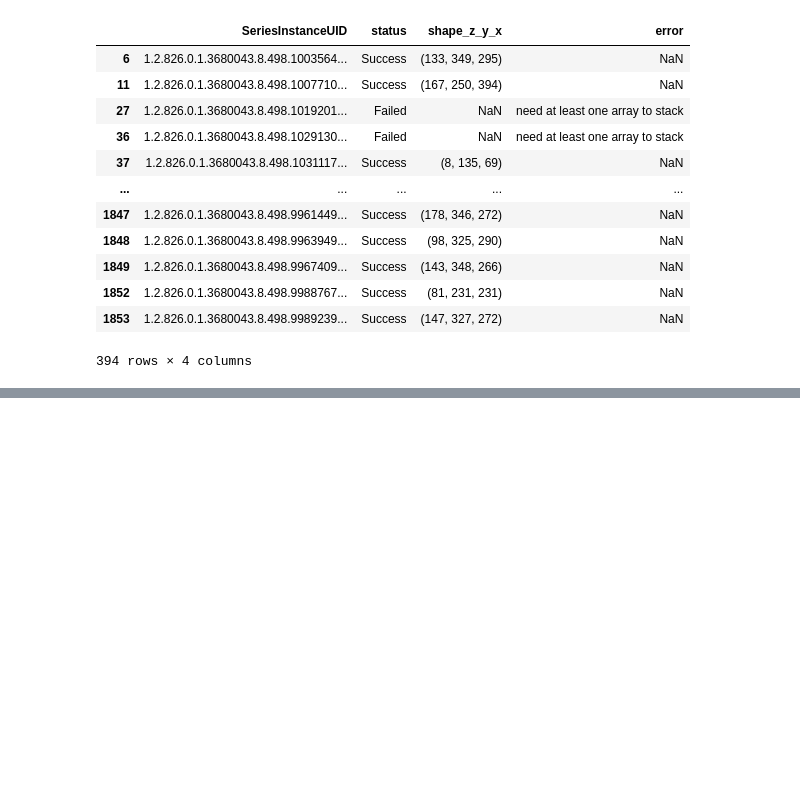
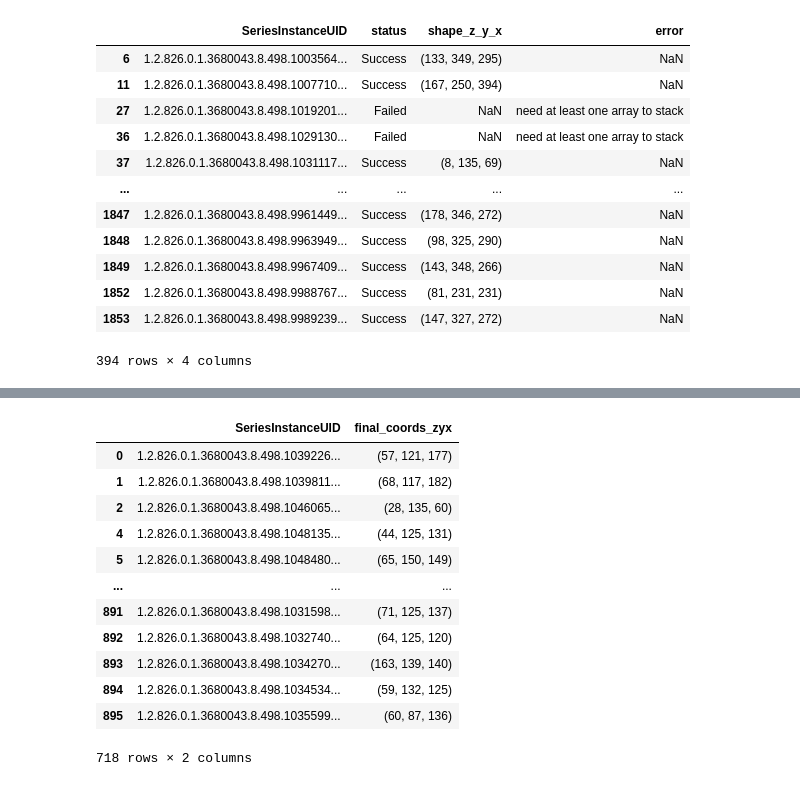
Before and after one commit to BhaveshSolanki32/Aneurysm_detection, a Jupyter notebook: train_data.ipynb, the cells around one changed output, grey strips where cells are left out. Cells and saved outputs as stored; diff of their text form; code cells hidden in the pictures; blank space fills up the shorter version.

```diff
--- a/train_data.ipynb
+++ b/train_data.ipynb
@@ -185,0 +214,3 @@ df_new_logs.to_csv(r'processed_data_v2\preprocessing_log.csv', index=False)
+# %%
+df_new_localization = pd.read_csv(r'processed_data_v2\new_localization.csv')
+df_old_localization = pd.read_csv(r'processed_data_v2\new_localization_1.csv')
@@ -185,0 +249,17 @@ df_new_logs.to_csv(r'processed_data_v2\preprocessing_log.csv', index=False)
+# %%
+df_old_localization = df_old_localization[~df_old_localization['SeriesInstanceUID'].isin(df_new_localization['SeriesInstanceUID'])]
+df_old_localization
+# %% [output]
+|  | SeriesInstanceUID | final_coords_zyx |
+| 0 | 1.2.826.0.1.3680043.8.498.1039226... | (57, 121, 177) |
+| 1 | 1.2.826.0.1.3680043.8.498.1039811... | (68, 117, 182) |
+| 2 | 1.2.826.0.1.3680043.8.498.1046065... | (28, 135, 60) |
+| 4 | 1.2.826.0.1.3680043.8.498.1048135... | (44, 125, 131) |
+| 5 | 1.2.826.0.1.3680043.8.498.1048480... | (65, 150, 149) |
+| ... | ... | ... |
+| 891 | 1.2.826.0.1.3680043.8.498.1031598... | (71, 125, 137) |
+| 892 | 1.2.826.0.1.3680043.8.498.1032740... | (64, 125, 120) |
+| 893 | 1.2.826.0.1.3680043.8.498.1034270... | (163, 139, 140) |
+| 894 | 1.2.826.0.1.3680043.8.498.1034534... | (59, 132, 125) |
+| 895 | 1.2.826.0.1.3680043.8.498.1035599... | (60, 87, 136) |
+718 rows × 2 columns
```
Also changed, not shown: parts of 12 cells of this notebook, 2 other files.
